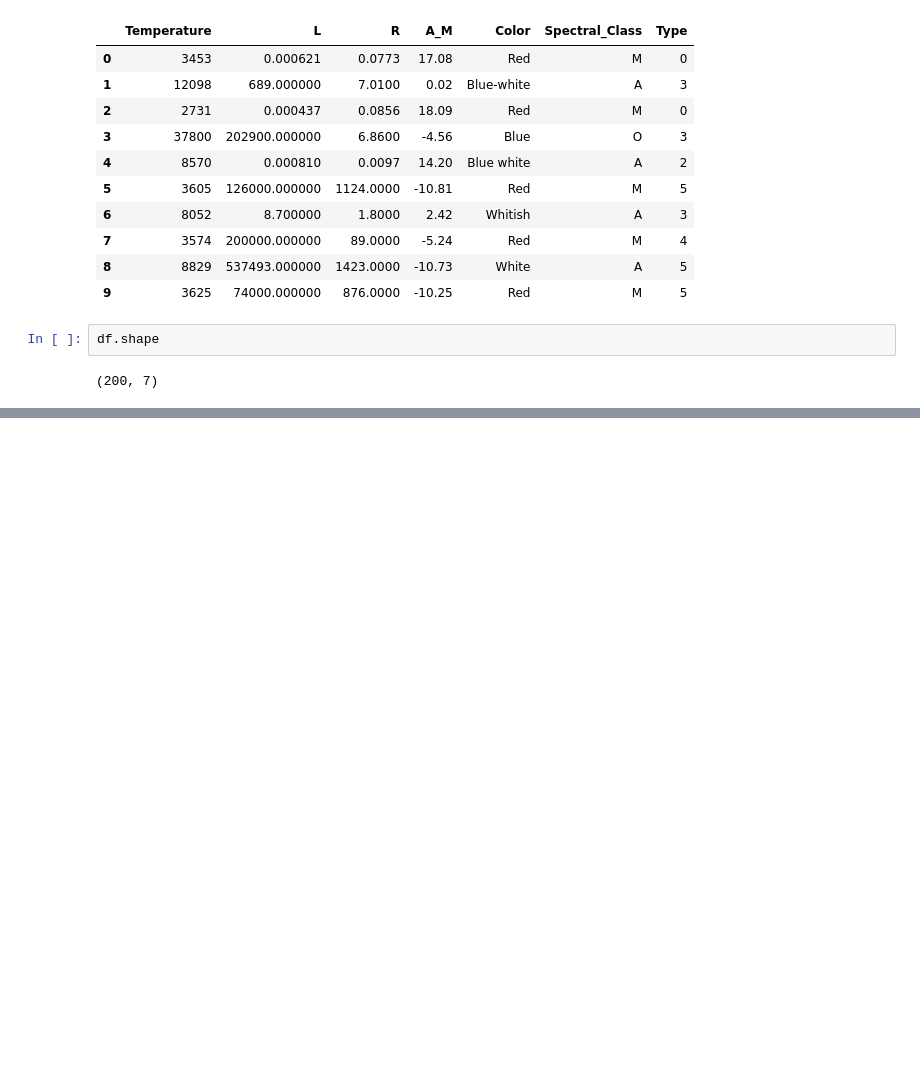
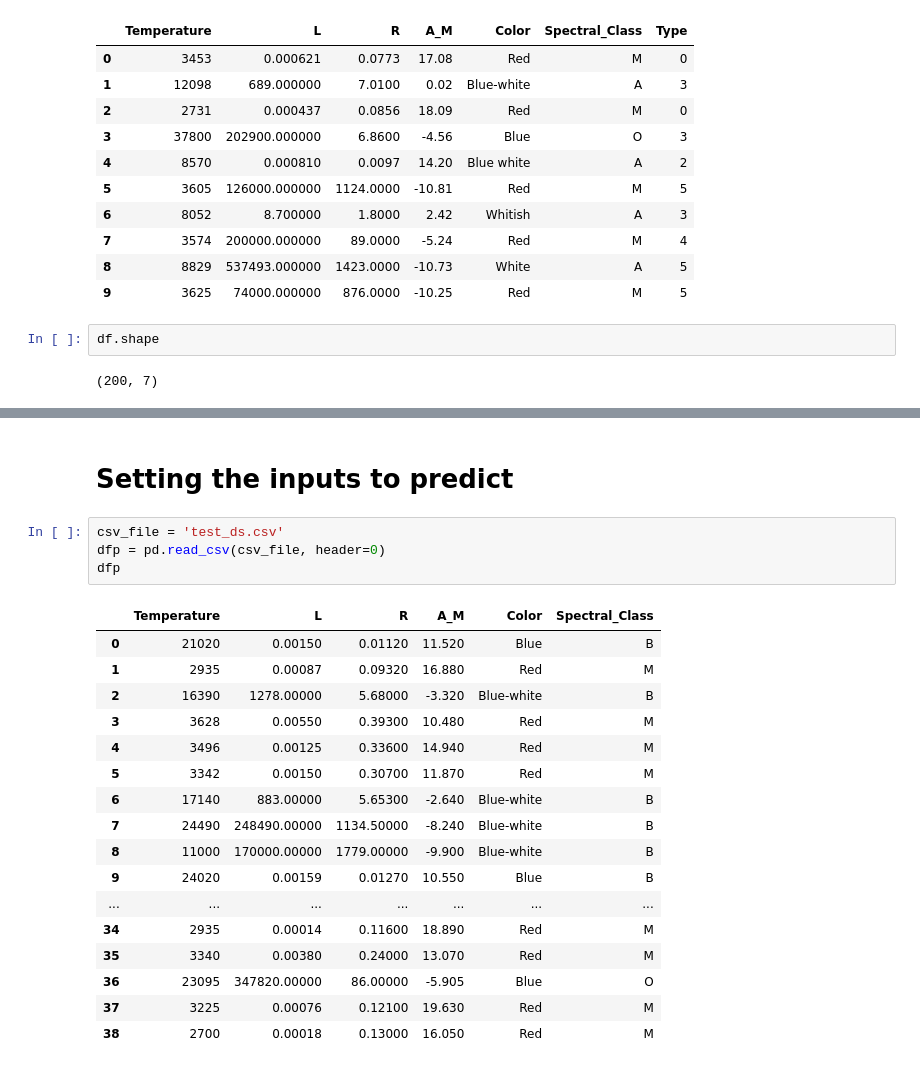
Before and after one commit to juslan/Practica_7, a Jupyter notebook: star-classification.ipynb, the cells around one changed output, grey strips where cells are left out. Drawn from its saved outputs; the diff is of its cells as text; blank space fills up the shorter version.

```diff
--- a/star-classification.ipynb
+++ b/star-classification.ipynb
@@ -48,0 +389,24 @@ KeyError: "None of [Int64Index([6], dtype='int64')] are in the [columns]"
+# %% [markdown]
+# Setting the inputs to predict
+# %%
+csv_file = 'test_ds.csv'
+dfp = pd.read_csv(csv_file, header=0)
+dfp
+# %% [output]
+|  | Temperature | L | R | A_M | Color | Spectral_Class |
+| 0 | 21020 | 0.00150 | 0.01120 | 11.520 | Blue | B |
+| 1 | 2935 | 0.00087 | 0.09320 | 16.880 | Red | M |
+| 2 | 16390 | 1278.00000 | 5.68000 | -3.320 | Blue-white | B |
+| 3 | 3628 | 0.00550 | 0.39300 | 10.480 | Red | M |
+| 4 | 3496 | 0.00125 | 0.33600 | 14.940 | Red | M |
+| 5 | 3342 | 0.00150 | 0.30700 | 11.870 | Red | M |
+| 6 | 17140 | 883.00000 | 5.65300 | -2.640 | Blue-white | B |
+| 7 | 24490 | 248490.00000 | 1134.50000 | -8.240 | Blue-white | B |
+| 8 | 11000 | 170000.00000 | 1779.00000 | -9.900 | Blue-white | B |
+| 9 | 24020 | 0.00159 | 0.01270 | 10.550 | Blue | B |
+| ... | ... | ... | ... | ... | ... | ... |
+| 34 | 2935 | 0.00014 | 0.11600 | 18.890 | Red | M |
+| 35 | 3340 | 0.00380 | 0.24000 | 13.070 | Red | M |
+| 36 | 23095 | 347820.00000 | 86.00000 | -5.905 | Blue | O |
+| 37 | 3225 | 0.00076 | 0.12100 | 19.630 | Red | M |
+| 38 | 2700 | 0.00018 | 0.13000 | 16.050 | Red | M |
```
Also changed, not shown: parts of 53 cells of this notebook, 1 other file.
